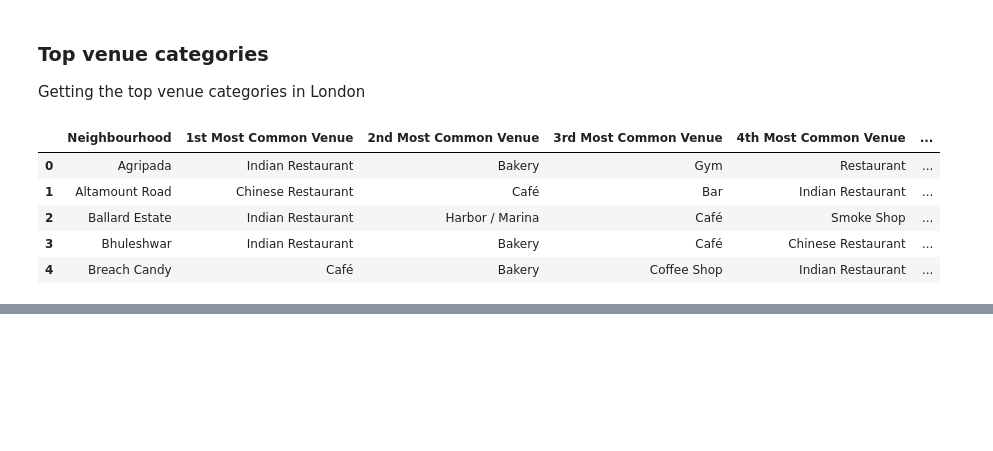
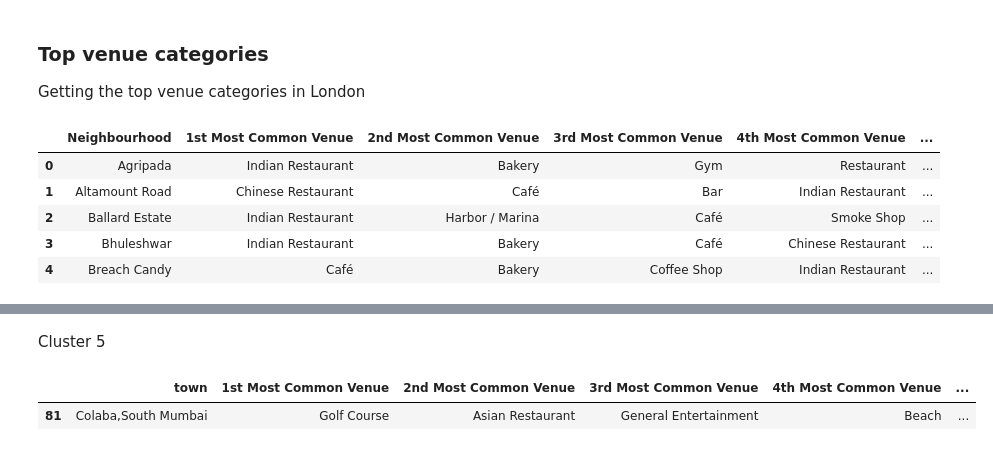
Before and after one commit to amanattar/A-Tale-of-Two-Cities, a Jupyter notebook: Tale_of_Two_Cities_Data_Science_Project.ipynb, the cells around one changed output, grey strips where cells are left out. Saved outputs shown, nothing was run; the diff lists cells and outputs as text; code cells hidden in the pictures; blank space fills up the shorter version.

```diff
--- a/Tale_of_Two_Cities_Data_Science_Project.ipynb
+++ b/Tale_of_Two_Cities_Data_Science_Project.ipynb
@@ -548,0 +687,7 @@ neighborhoods_venues_sorted_mumbai.head()
+# %% [markdown]
+Cluster 5
+# %%
+mumbai_data_nonan.loc[mumbai_data_nonan['Cluster Labels'] == 5, mumbai_data_nonan.columns[[1] + list(range(5, mumbai_data_nonan.shape[1]))]]
+# %% [output]
+|  | town | 1st Most Common Venue | 2nd Most Common Venue | 3rd Most Common Venue | 4th Most Common Venue | ... |
+| 81 | Colaba,South Mumbai | Golf Course | Asian Restaurant | General Entertainment | Beach | ... |
```
Also changed, not shown: parts of 22 cells of this notebook.
